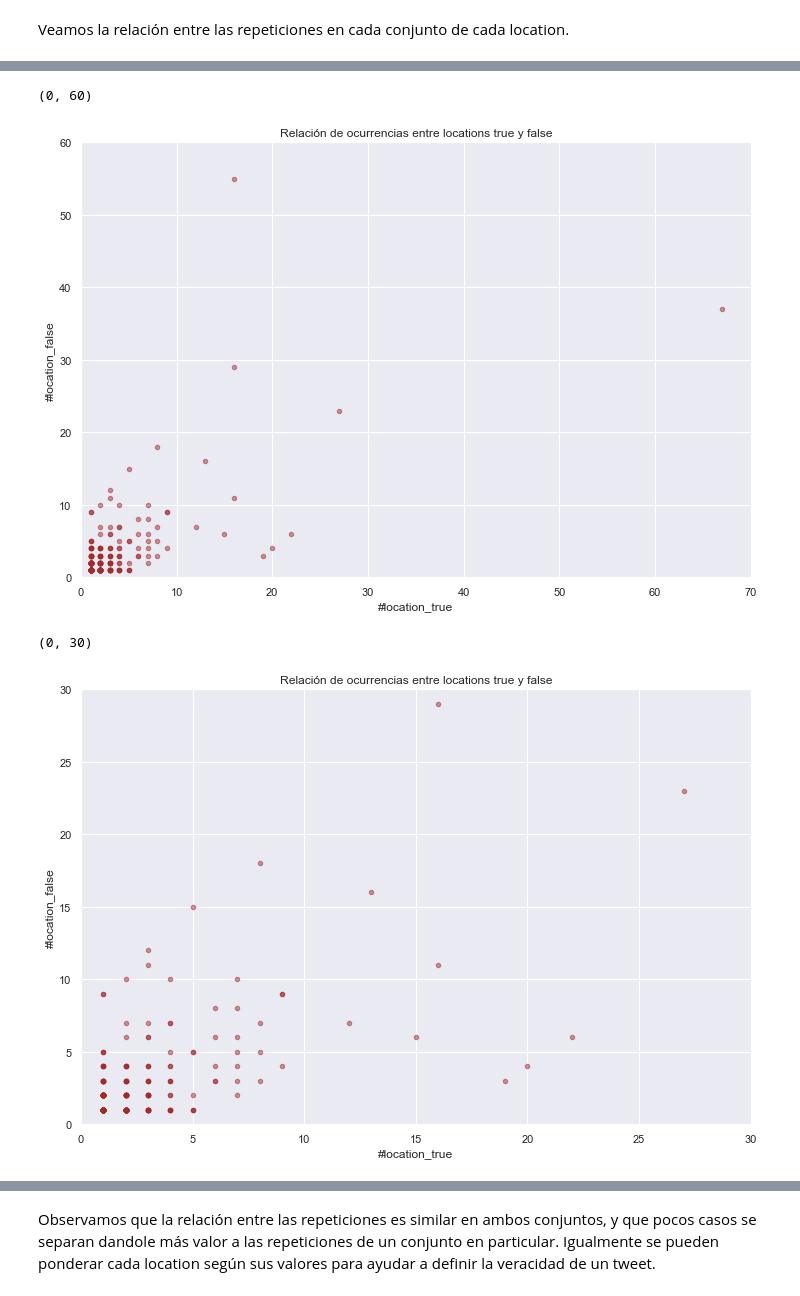
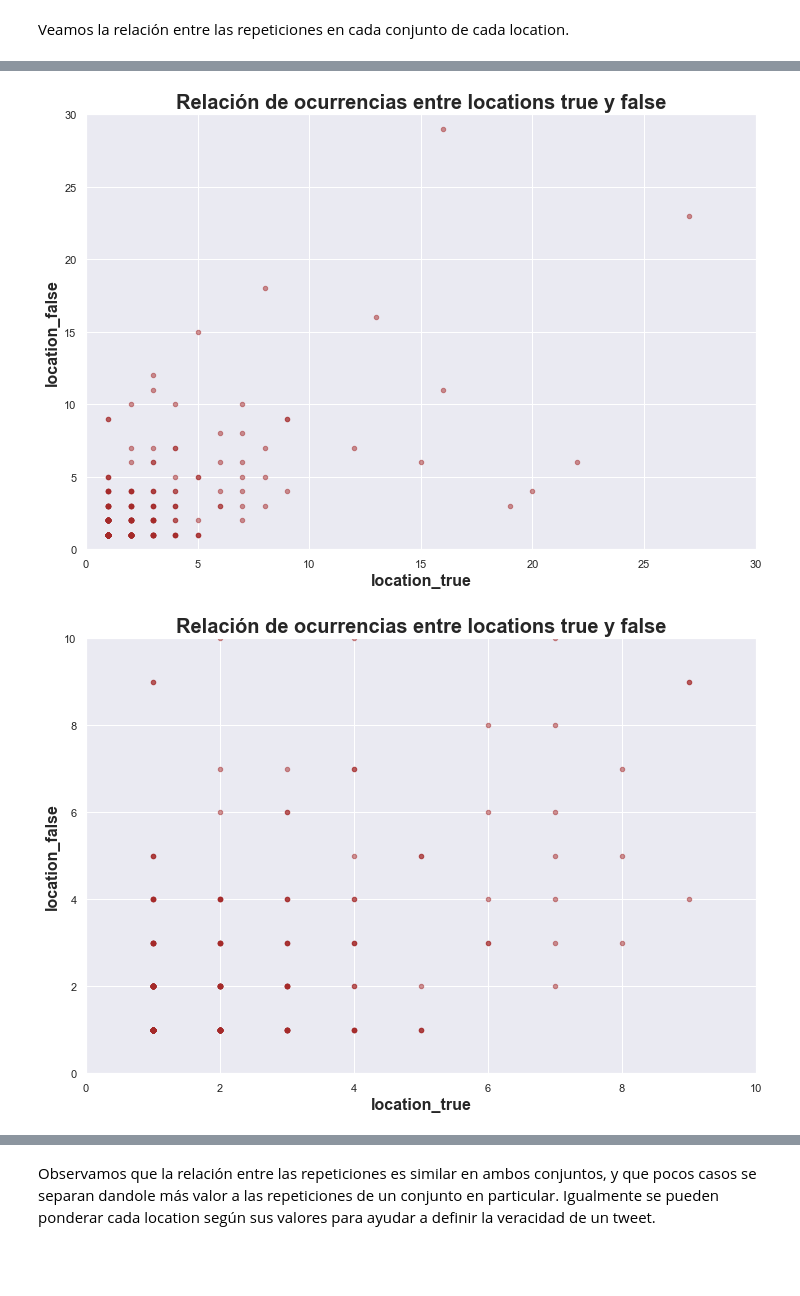
Before and after one commit to alepenaa94/TP1_Real_or_Not, a Jupyter notebook: TP1_Real_or_Not.ipynb, the cells around one changed output, grey strips where cells are left out. Saved outputs shown, nothing was run; the diff lists cells and outputs as text; code cells hidden in the pictures; blank space fills up the shorter version.

```diff
--- a/TP1_Real_or_Not.ipynb
+++ b/TP1_Real_or_Not.ipynb
@@ -1409,16 +1429,20 @@ Veamos la relación entre las repeticiones en cada conjunto de cada location.
 # %%
 location_merge_mixtos.plot.scatter('#location_true','#location_false',c='Brown',title='Relación de ocurrencias entre locations true y false',alpha=0.5,figsize=(12,8))
 ax=plt.gca()
-plt.xlim(0, 70)
-plt.ylim(0, 60)
+plt.xlim(0, 30)
+plt.ylim(0, 30)
+plt.title('Relación de ocurrencias entre locations true y false', fontsize=20,weight='bold')
+plt.ylabel('location_false', fontsize=16,weight='bold')
+plt.xlabel('location_true', fontsize=16,weight='bold');
 # %% [output]
-(0, 60)
-[figure, old version]
+[figure, new version]
 # %%
 location_merge_mixtos.plot.scatter('#location_true','#location_false',c='Brown',title='Relación de ocurrencias entre locations true y false',alpha=0.5,figsize=(12,8))
 ax=plt.gca()
-plt.xlim(0, 30)
-plt.ylim(0, 30)
+plt.xlim(0, 10)
+plt.ylim(0, 10)
+plt.title('Relación de ocurrencias entre locations true y false', fontsize=20,weight='bold')
+plt.ylabel('location_false', fontsize=16,weight='bold')
+plt.xlabel('location_true', fontsize=16,weight='bold');
 # %% [output]
-(0, 30)
-[figure, old version]
+[figure, new version]
```
Also changed, not shown: parts of 26 cells of this notebook.
